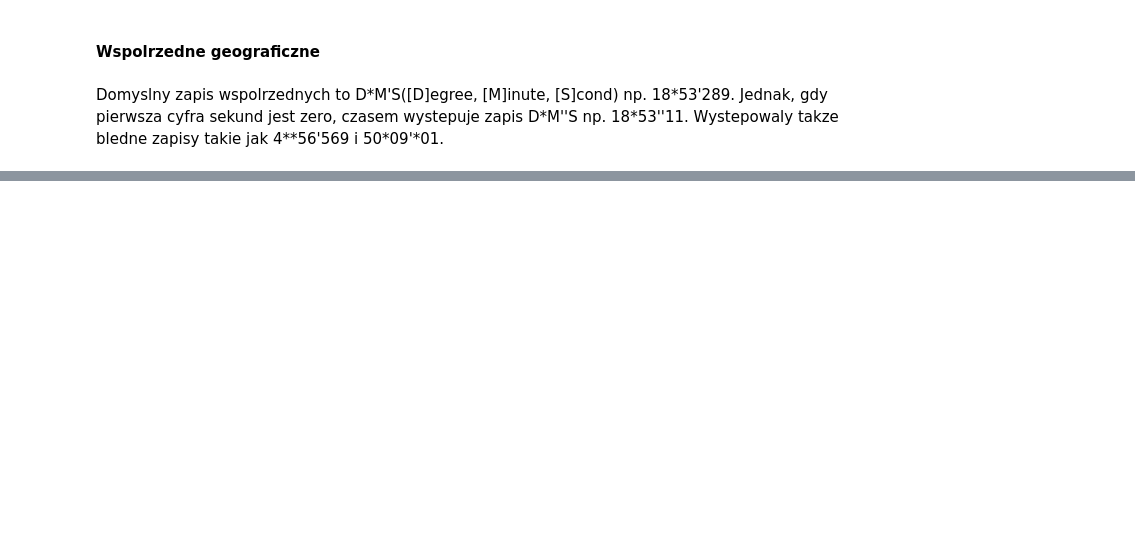
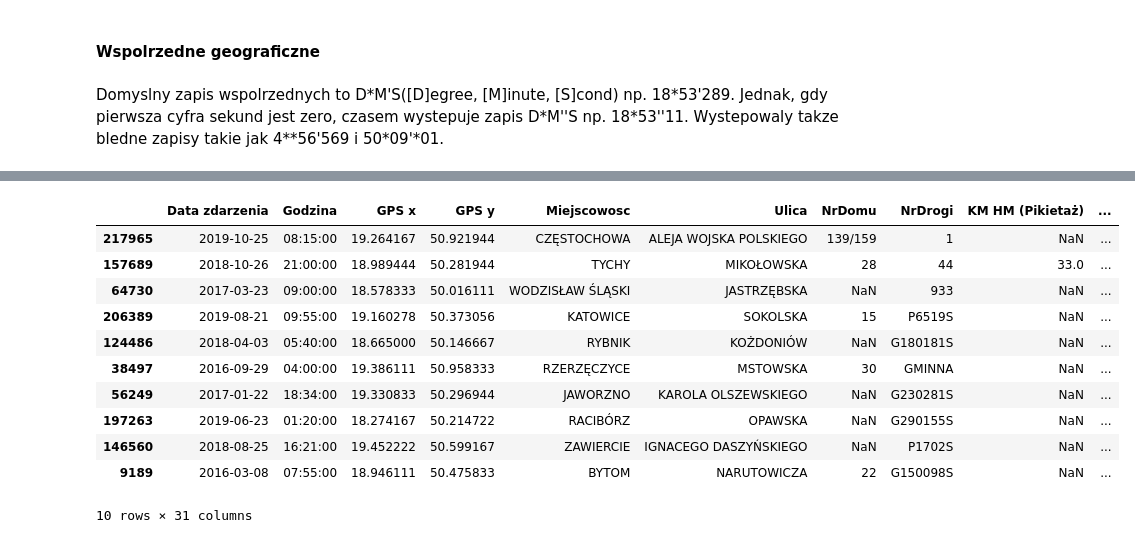
Before and after one commit to Aleksandra094/CarAccident, a Jupyter notebook: CarAccidents1.ipynb, the cells around one changed output, grey strips where cells are left out. Cells and saved outputs as stored; diff of their text form; code cells hidden in the pictures; blank space fills up the shorter version.

```diff
--- a/CarAccidents1.ipynb
+++ b/CarAccidents1.ipynb
@@ -220,0 +267,20 @@ df.sample(10)
+# %%
+# Obszar: zabudowany/niezabudowany
+# Przypisane zostaly wartosci logiczne: Obszar zabudowany-True, Obszar niezabudowany False.
+# W razie potrzeby takie wartosci mozna wygodnie przeksztalcic na int o wartosciach odpowiednio 1 i 0
+df['Obszar'].value_counts()
+df['Obszar'] = df['Obszar'].apply(lambda x: True if x=='Obszar zabudowany' else False)
+df.sample(10)
+# %% [output]
+|  | Data zdarzenia | Godzina | GPS x | GPS y | Miejscowosc | Ulica | NrDomu | NrDrogi | KM HM (Pikietaż) | ... |
+| 217965 | 2019-10-25 | 08:15:00 | 19.264167 | 50.921944 | CZĘSTOCHOWA | ALEJA WOJSKA POLSKIEGO | 139/159 | 1 | NaN | ... |
+| 157689 | 2018-10-26 | 21:00:00 | 18.989444 | 50.281944 | TYCHY | MIKOŁOWSKA | 28 | 44 | 33.0 | ... |
+| 64730 | 2017-03-23 | 09:00:00 | 18.578333 | 50.016111 | WODZISŁAW ŚLĄSKI | JASTRZĘBSKA | NaN | 933 | NaN | ... |
+| 206389 | 2019-08-21 | 09:55:00 | 19.160278 | 50.373056 | KATOWICE | SOKOLSKA | 15 | P6519S | NaN | ... |
+| 124486 | 2018-04-03 | 05:40:00 | 18.665000 | 50.146667 | RYBNIK | KOŻDONIÓW | NaN | G180181S | NaN | ... |
+| 38497 | 2016-09-29 | 04:00:00 | 19.386111 | 50.958333 | RZERZĘCZYCE | MSTOWSKA | 30 | GMINNA | NaN | ... |
+| 56249 | 2017-01-22 | 18:34:00 | 19.330833 | 50.296944 | JAWORZNO | KAROLA OLSZEWSKIEGO | NaN | G230281S | NaN | ... |
+| 197263 | 2019-06-23 | 01:20:00 | 18.274167 | 50.214722 | RACIBÓRZ | OPAWSKA | NaN | G290155S | NaN | ... |
+| 146560 | 2018-08-25 | 16:21:00 | 19.452222 | 50.599167 | ZAWIERCIE | IGNACEGO DASZYŃSKIEGO | NaN | P1702S | NaN | ... |
+| 9189 | 2016-03-08 | 07:55:00 | 18.946111 | 50.475833 | BYTOM | NARUTOWICZA | 22 | G150098S | NaN | ... |
+10 rows × 31 columns
```
Also changed, not shown: parts of 9 cells of this notebook.
